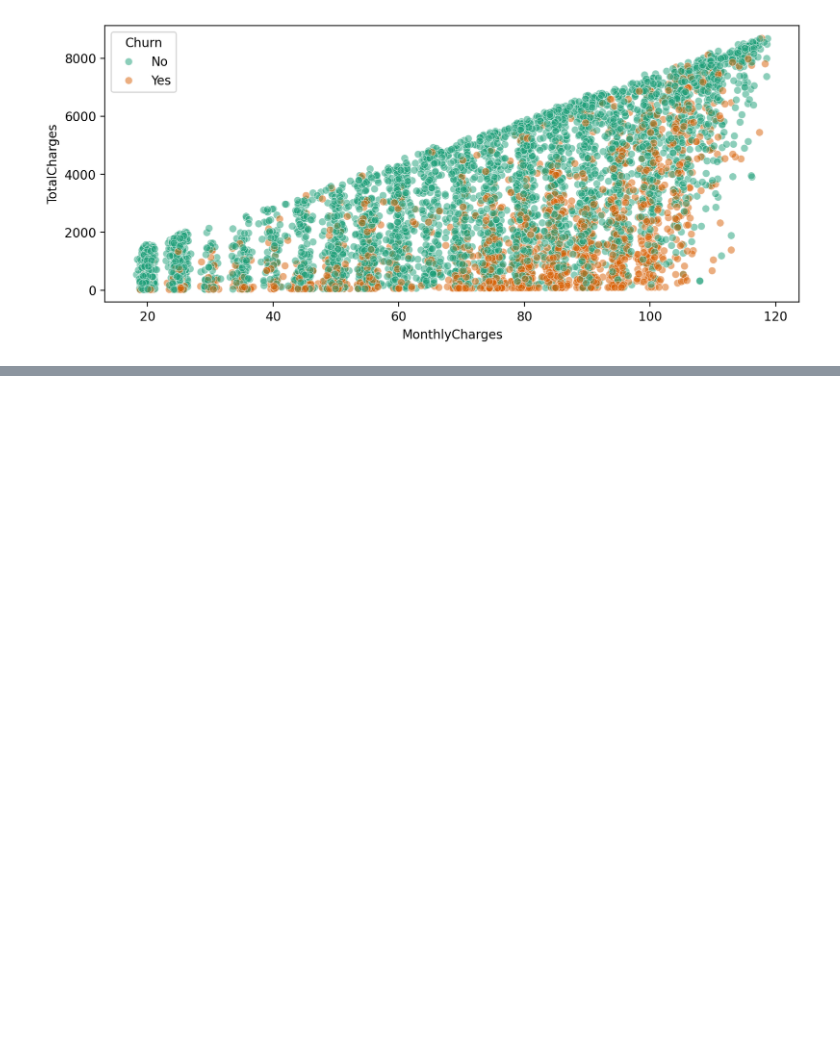
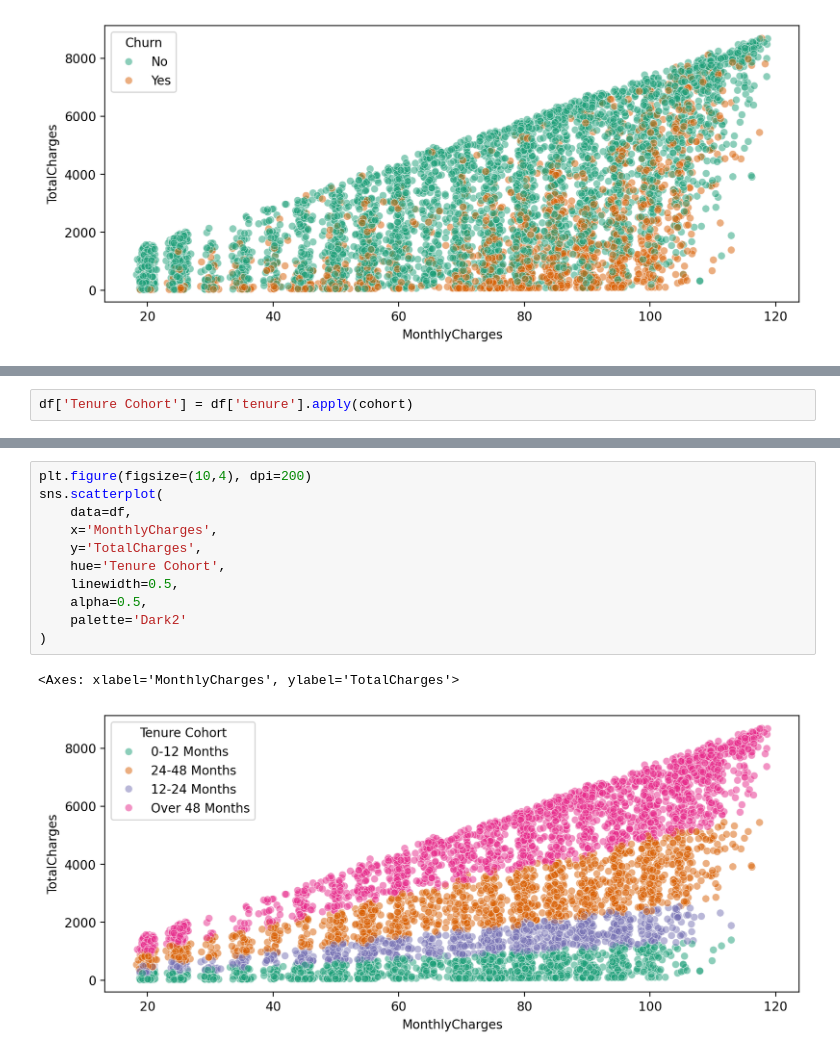
Before and after one commit to AleCecilio/Aprendendo_Machine_Learning_Data_Science, a Jupyter notebook: 12_Supervised_Learning_Capstone_Project/01_sup_learning_capstone_tree_methods.ipynb, the cells around one changed output, grey strips where cells are left out. Cells and saved outputs as stored; diff of their text form; blank space fills up the shorter version.

```diff
--- a/12_Supervised_Learning_Capstone_Project/01_sup_learning_capstone_tree_methods.ipynb
+++ b/12_Supervised_Learning_Capstone_Project/01_sup_learning_capstone_tree_methods.ipynb
@@ -196,0 +240,2 @@ sns.scatterplot(
+# %%
+df['Tenure Cohort'] = df['tenure'].apply(cohort)
@@ -196,0 +256,14 @@ sns.scatterplot(
+# %%
+plt.figure(figsize=(10,4), dpi=200)
+sns.scatterplot(
+    data=df,
+    x='MonthlyCharges',
+    y='TotalCharges',
+    hue='Tenure Cohort',
+    linewidth=0.5,
+    alpha=0.5,
+    palette='Dark2'
+)
+# %% [output]
+<Axes: xlabel='MonthlyCharges', ylabel='TotalCharges'>
+[figure, added]
```
Also changed, not shown: parts of 63 cells of this notebook.
